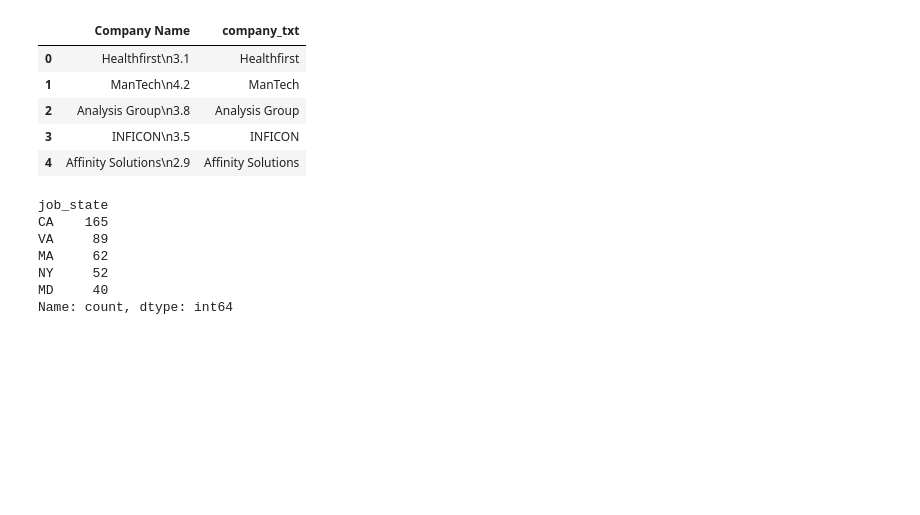
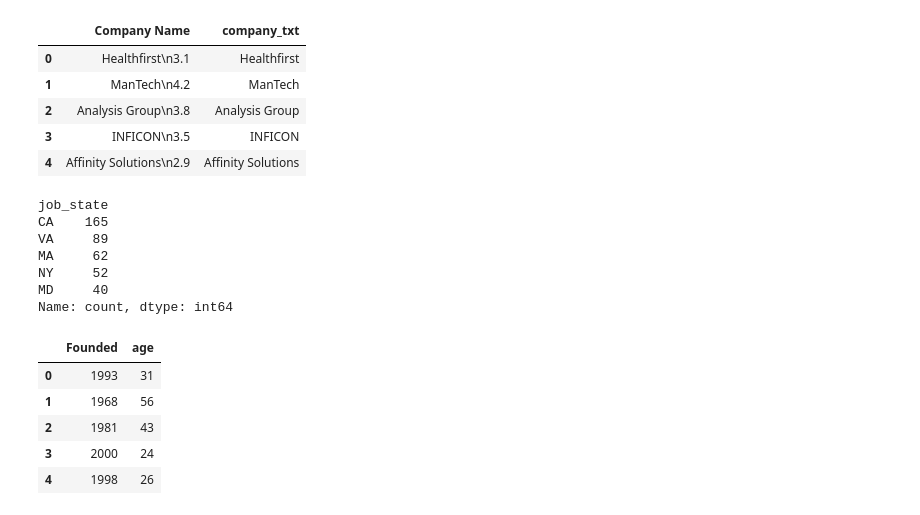
Before and after one commit to elhidarinouhayla/HR-Pulse, a Jupyter notebook: backend/ml/eda.ipynb, the cells around one changed output. Saved outputs shown, nothing was run; the diff lists cells and outputs as text; code cells hidden in the pictures; blank space fills up the shorter version.

Commit message:
calcule de l'age de l'entreprise

```diff
--- a/backend/ml/eda.ipynb
+++ b/backend/ml/eda.ipynb
@@ -209,3 +209,15 @@ MA     62
 NY     52
 MD     40
 Name: count, dtype: int64
+# %%
+# calcule de l'age de l'entreprise
+
+df['age'] = df.Founded.apply(lambda x: x if x < 1 else 2024 - x)
+df[['Founded', 'age']].head()
+# %% [output]
+|  | Founded | age |
+| 0 | 1993 | 31 |
+| 1 | 1968 | 56 |
+| 2 | 1981 | 43 |
+| 3 | 2000 | 24 |
+| 4 | 1998 | 26 |
```
